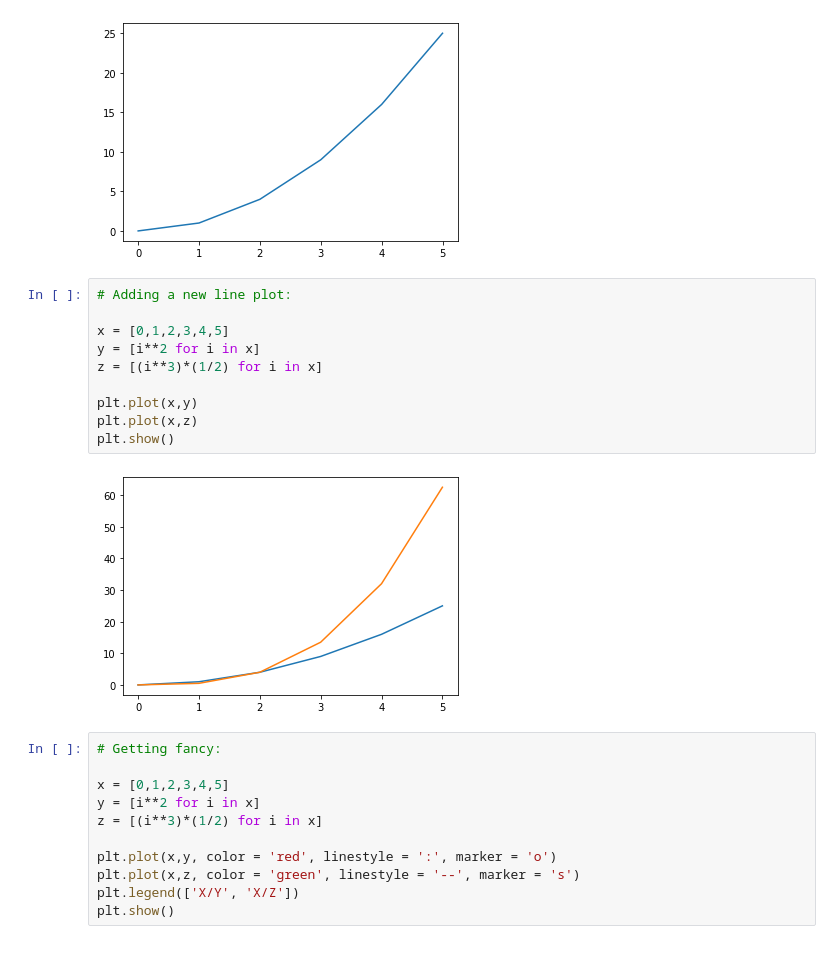
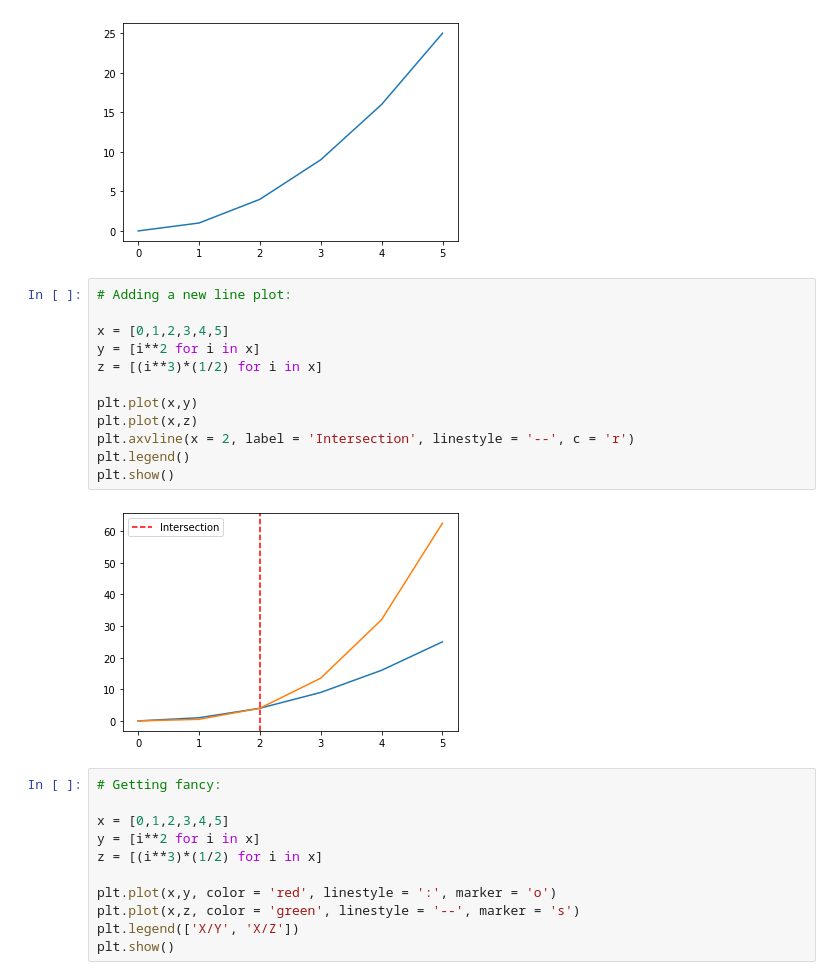
Before and after one commit to DillM94/Python-Cheatsheets, a Jupyter notebook: Matplotlib.ipynb, the cells around one changed output. Drawn from its saved outputs; the diff is of its cells as text.

```diff
--- a/Matplotlib.ipynb
+++ b/Matplotlib.ipynb
@@ -13,15 +13,17 @@ plt.show()
 # %%
 # Adding a new line plot:
 
 x = [0,1,2,3,4,5]
 y = [i**2 for i in x]
 z = [(i**3)*(1/2) for i in x]
 
 plt.plot(x,y)
 plt.plot(x,z)
+plt.axvline(x = 2, label = 'Intersection', linestyle = '--', c = 'r')
+plt.legend()
 plt.show()
 # %% [output]
-[figure, old version]
+[figure, new version]
 # %%
 # Getting fancy:
 
```
